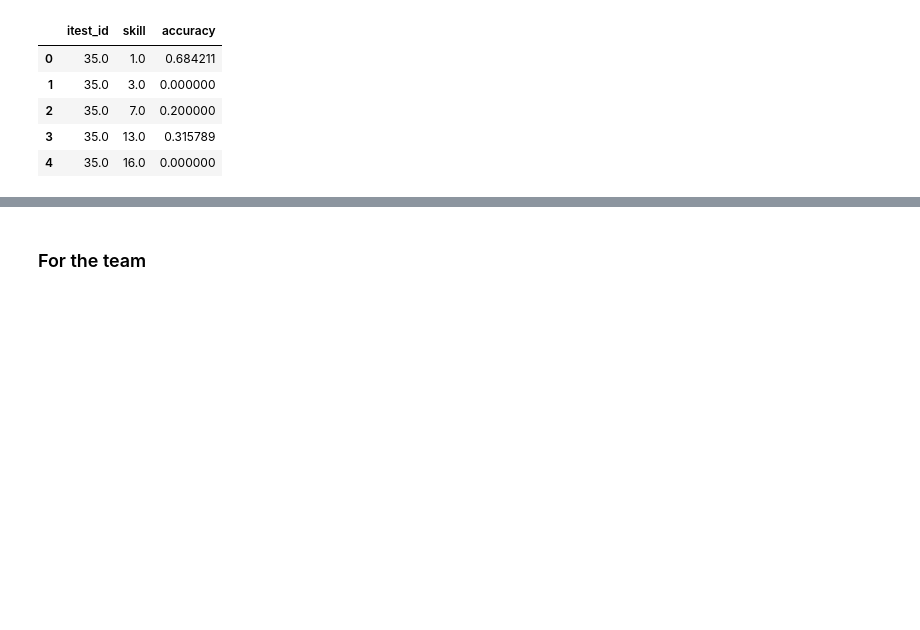
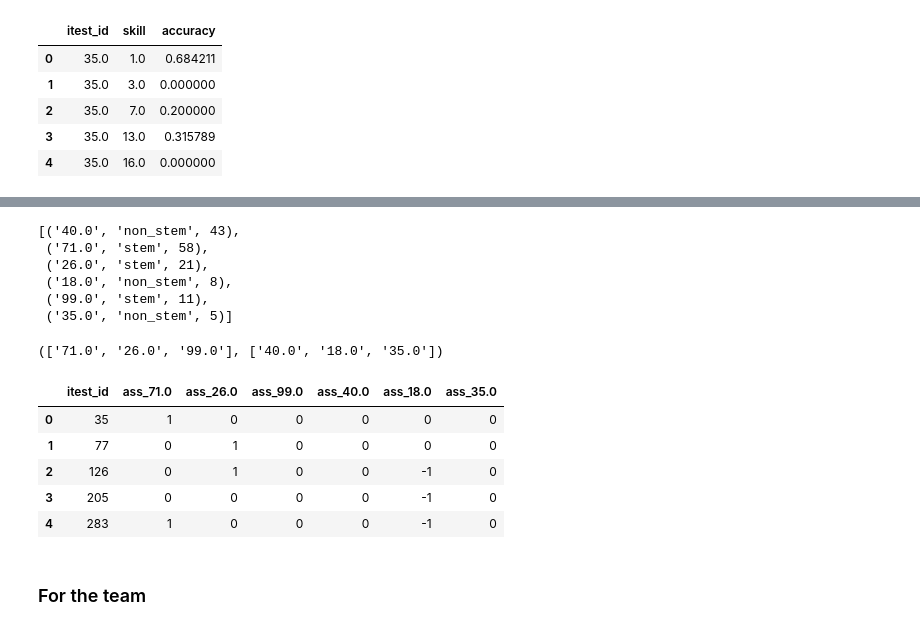
Before and after one commit to zyfzjsc988/DataMining, a Jupyter notebook: Yeldos_Richa/april16.ipynb, the cells around one changed output, grey strips where cells are left out. Drawn from its saved outputs; the diff is of its cells as text; code cells hidden in the pictures; blank space fills up the shorter version.

```diff
--- a/Yeldos_Richa/april16.ipynb
+++ b/Yeldos_Richa/april16.ipynb
@@ -227,3 +268,51 @@ association_rules(frequent_itemsets, metric="confidence", min_threshold=0.6)
+# %%
+res
+# %% [output]
+[('40.0', 'non_stem', 43),
+ ('71.0', 'stem', 58),
+ ('26.0', 'stem', 21),
+ ('18.0', 'non_stem', 8),
+ ('99.0', 'stem', 11),
+ ('35.0', 'non_stem', 5)]
+# %%
+positives = []
+negatives = []
+for sk, ch, _ in res:
+    if ch == 'stem':
+        positives.append(sk)
+    else:
+        negatives.append(sk)
+positives, negatives
+# %% [output]
+(['71.0', '26.0', '99.0'], ['40.0', '18.0', '35.0'])
+# %%
+def ass_f_p(row, st):
+    if st in row:
+        return 1
+    return 0
+
+def ass_f_n(row, st):
+    if st in row:
+        return -1
+    return 0
+
+pre_fin = pivoted
+for st in positives:
+    pre_fin['ass_%s'%st] = pre_fin['top 20'].apply(lambda row: ass_f_p(row, st))
+
+for st in negatives:
+    pre_fin['ass_%s'%st] = pre_fin['top 20'].apply(lambda row: ass_f_n(row, st))
+
+cols = ['itest_id'] + ['ass_%s'%st for st in positives] + ['ass_%s'%st for st in negatives]
+pre_fin = pre_fin[cols]
+pre_fin.head()
+# %% [output]
+|  | itest_id | ass_71.0 | ass_26.0 | ass_99.0 | ass_40.0 | ass_18.0 | ass_35.0 |
+| 0 | 35 | 1 | 0 | 0 | 0 | 0 | 0 |
+| 1 | 77 | 0 | 1 | 0 | 0 | 0 | 0 |
+| 2 | 126 | 0 | 1 | 0 | 0 | -1 | 0 |
+| 3 | 205 | 0 | 0 | 0 | 0 | -1 | 0 |
+| 4 | 283 | 1 | 0 | 0 | 0 | -1 | 0 |
 # %% [markdown]
 ### For the team
 # %%
```
Also changed, not shown: parts of 7 cells of this notebook, 8 other files.
